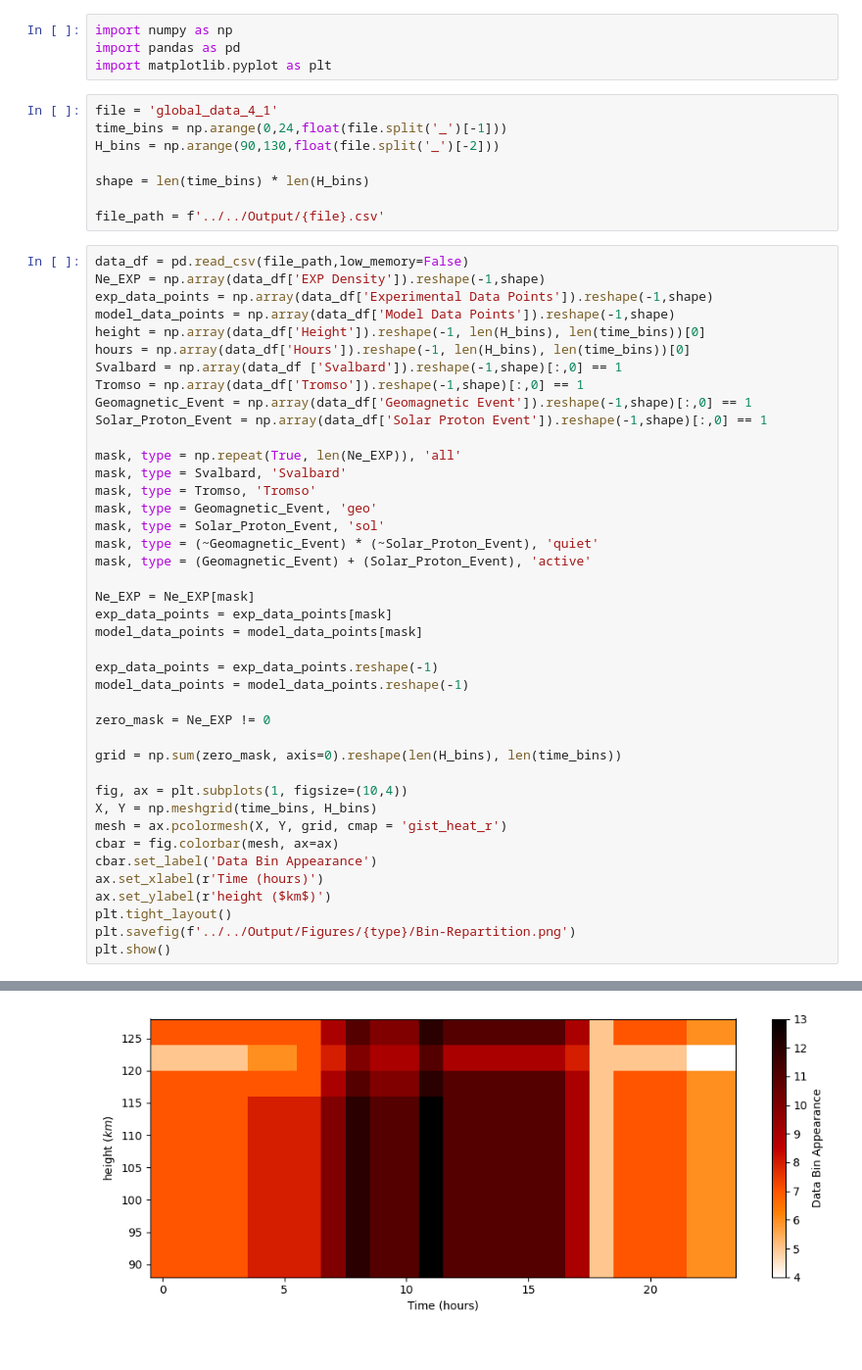
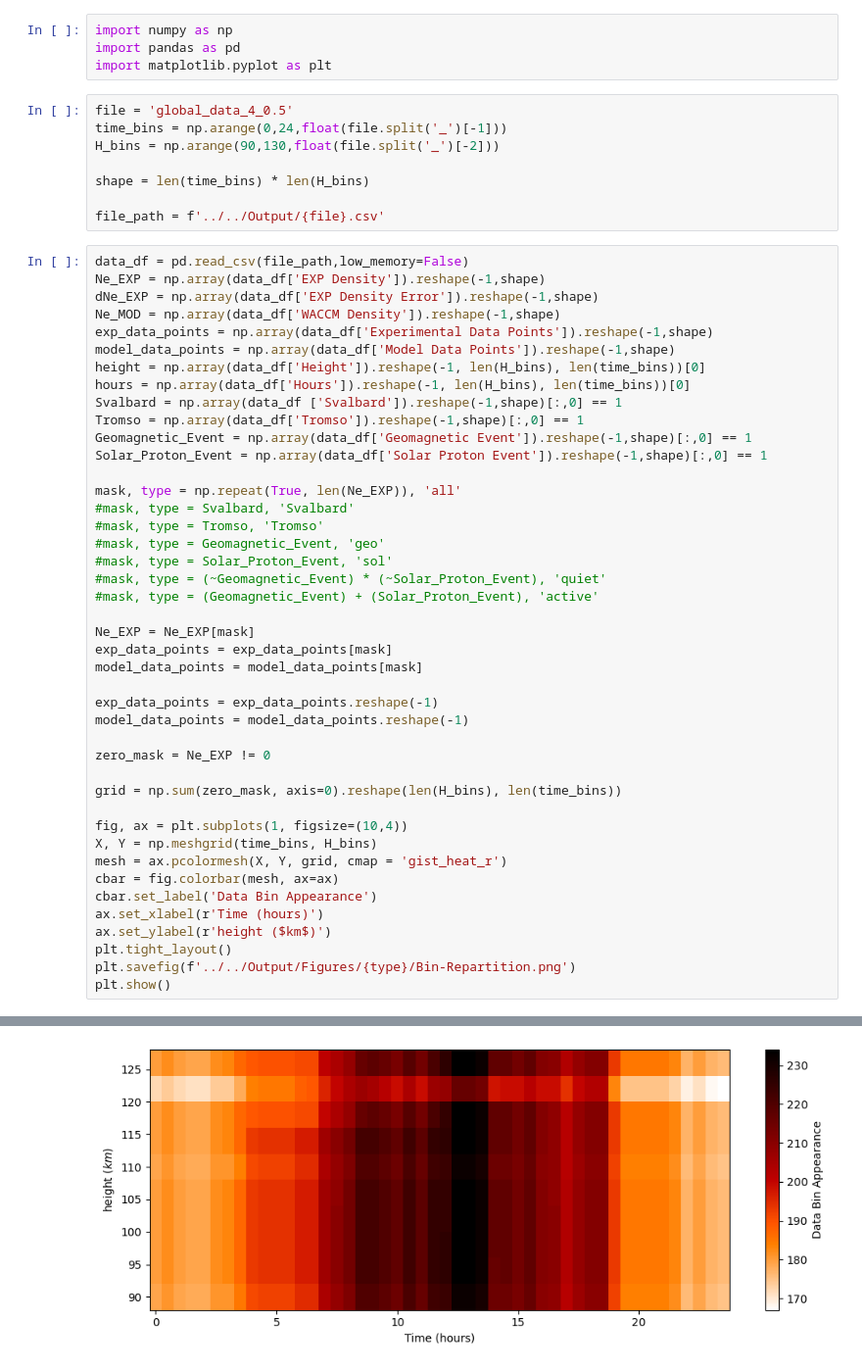
Before and after one commit to remy-guillermin/WACCM-Analysis, a Jupyter notebook: Scripts/Data-Analysis/Data_bins.ipynb, the cells around one changed output, grey strips where cells are left out. Shown at 98% size. Drawn from its saved outputs; the diff is of its cells as text.

Commit message:
new plot

```diff
--- a/Scripts/Data-Analysis/Data_bins.ipynb
+++ b/Scripts/Data-Analysis/Data_bins.ipynb
@@ -3,7 +3,7 @@ import numpy as np
 import pandas as pd
 import matplotlib.pyplot as plt
 # %%
-file = 'global_data_4_1'
+file = 'global_data_4_0.5'
 time_bins = np.arange(0,24,float(file.split('_')[-1]))
 H_bins = np.arange(90,130,float(file.split('_')[-2]))
 
@@ -13,6 +13,8 @@ file_path = f'../../Output/{file}.csv'
 # %%
 data_df = pd.read_csv(file_path,low_memory=False)
 Ne_EXP = np.array(data_df['EXP Density']).reshape(-1,shape)
+dNe_EXP = np.array(data_df['EXP Density Error']).reshape(-1,shape)
+Ne_MOD = np.array(data_df['WACCM Density']).reshape(-1,shape)
 exp_data_points = np.array(data_df['Experimental Data Points']).reshape(-1,shape)
 model_data_points = np.array(data_df['Model Data Points']).reshape(-1,shape)
 height = np.array(data_df['Height']).reshape(-1, len(H_bins), len(time_bins))[0]
@@ -23,12 +25,12 @@ Geomagnetic_Event = np.array(data_df['Geomagnetic Event']).reshape(-1,shape)[:,0
 Solar_Proton_Event = np.array(data_df['Solar Proton Event']).reshape(-1,shape)[:,0] == 1
 
 mask, type = np.repeat(True, len(Ne_EXP)), 'all'
-mask, type = Svalbard, 'Svalbard'
-mask, type = Tromso, 'Tromso'
-mask, type = Geomagnetic_Event, 'geo'
-mask, type = Solar_Proton_Event, 'sol'
-mask, type = (~Geomagnetic_Event) * (~Solar_Proton_Event), 'quiet'
-mask, type = (Geomagnetic_Event) + (Solar_Proton_Event), 'active'
+#mask, type = Svalbard, 'Svalbard'
+#mask, type = Tromso, 'Tromso'
+#mask, type = Geomagnetic_Event, 'geo'
+#mask, type = Solar_Proton_Event, 'sol'
+#mask, type = (~Geomagnetic_Event) * (~Solar_Proton_Event), 'quiet'
+#mask, type = (Geomagnetic_Event) + (Solar_Proton_Event), 'active'
 
 Ne_EXP = Ne_EXP[mask]
 exp_data_points = exp_data_points[mask]
@@ -56,4 +57,4 @@ plt.show()
-[figure, old version]
+[figure, new version]
 # %%
 exp_grid = np.sum(exp_data_points.reshape(-1, shape), axis=0).reshape(len(H_bins), len(time_bins))
 model_grid = np.sum(model_data_points.reshape(-1, shape), axis=0).reshape(len(H_bins), len(time_bins))
```
Also changed, not shown: parts of 4 cells of this notebook, 5 other files.
